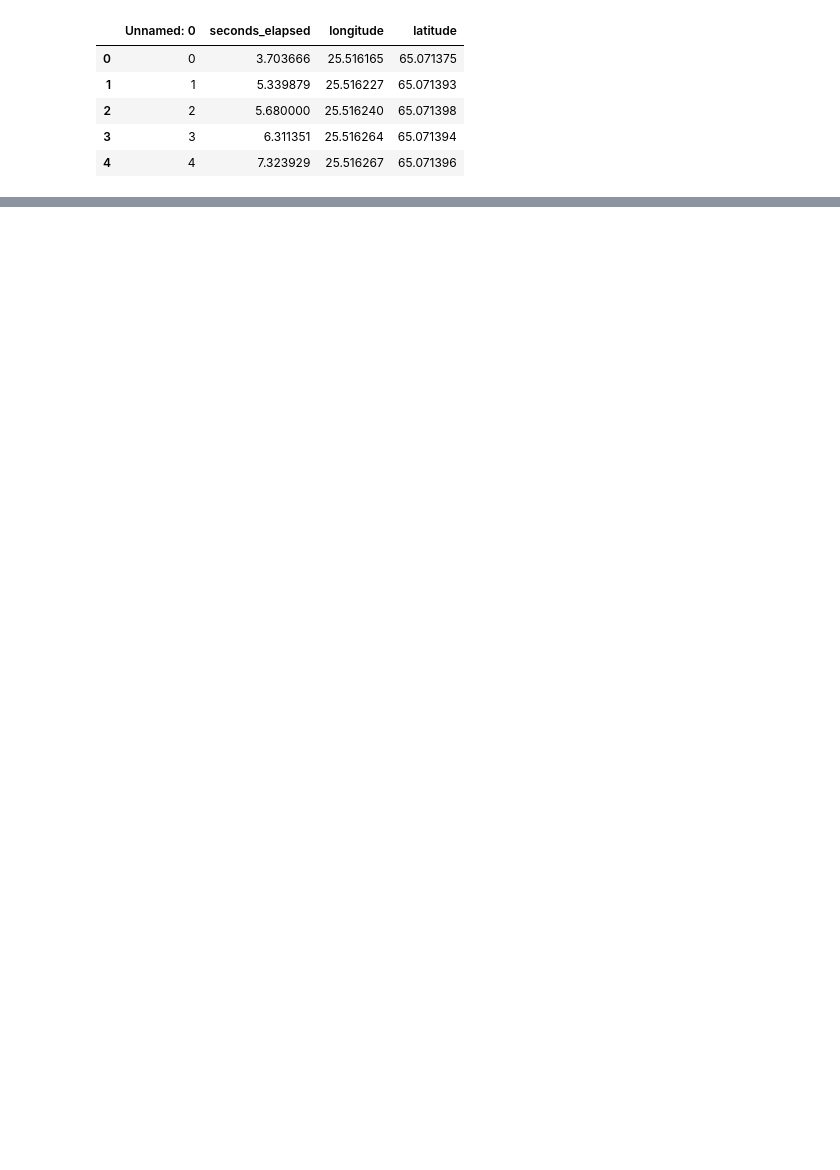
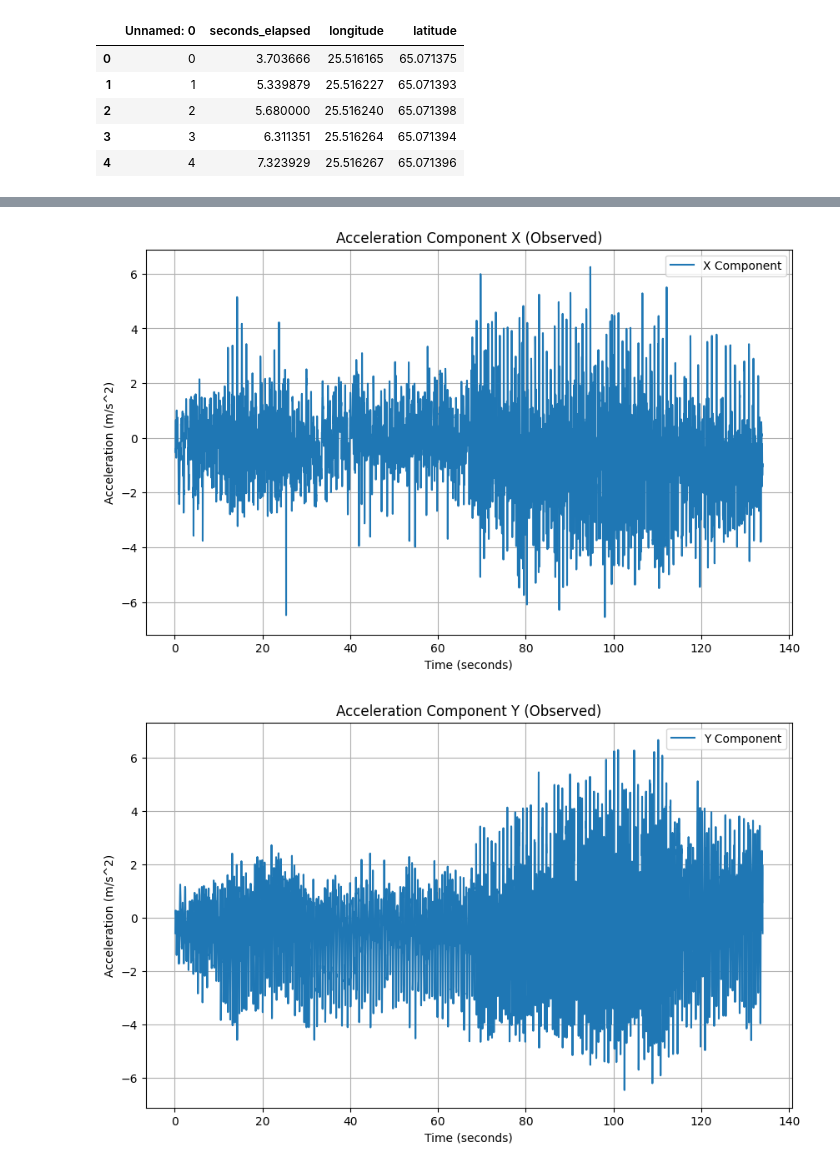
Before and after one commit to t2hale00/PhysicsFinalProject, a Jupyter notebook: FinalProject.ipynb, the cells around one changed output, grey strips where cells are left out. Saved outputs shown, nothing was run; the diff lists cells and outputs as text; code cells hidden in the pictures; blank space fills up the shorter version.

```diff
--- a/FinalProject.ipynb
+++ b/FinalProject.ipynb
@@ -50,0 +139,7 @@ data.head()
+# %%
+##Acceleration graph (observed [three components] and calculated from speed [one component]).
+##Note that these will be very different from each other!
+
+#Read data
+df = pd.read_csv('Acceleration_data.csv')
+df.head()
@@ -50,0 +153,35 @@ data.head()
+# %%
+##Acceleration graph (observed [three components])
+
+# Plot the x component of acceleration
+plt.figure(figsize=(10, 6))
+plt.plot(df['seconds_elapsed'], df['x'], label='X Component', linestyle='-', )
+plt.xlabel('Time (seconds)')
+plt.ylabel('Acceleration (m/s^2)')
+plt.title('Acceleration Component X (Observed)')
+plt.legend()
+plt.grid(True)
+plt.show()
+
+# Plot the y component of acceleration
+plt.figure(figsize=(10, 6))
+plt.plot(df['seconds_elapsed'], df['y'], label='Y Component', linestyle='-')
+plt.xlabel('Time (seconds)')
+plt.ylabel('Acceleration (m/s^2)')
+plt.title('Acceleration Component Y (Observed)')
+plt.legend()
+plt.grid(True)
+plt.show()
+
+# Plot the z component of acceleration
+plt.figure(figsize=(10, 6))
+plt.plot(df['seconds_elapsed'], df['z'], label='Z Component', linestyle='-')
+plt.xlabel('Time (seconds)')
+plt.ylabel('Acceleration (m/s^2)')
+plt.title('Acceleration Component Z (Observed)')
+plt.legend()
+plt.grid(True)
+plt.show()
+# %% [output]
+[figure, added]
+[figure, added]
```
Also changed, not shown: parts of 13 cells of this notebook, 1 other file.
